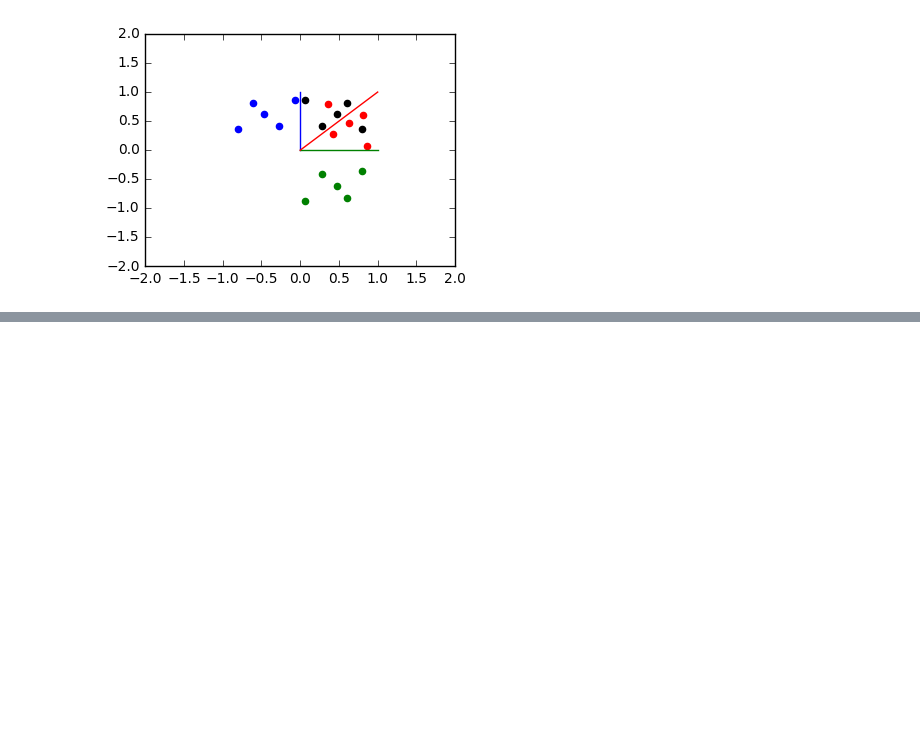
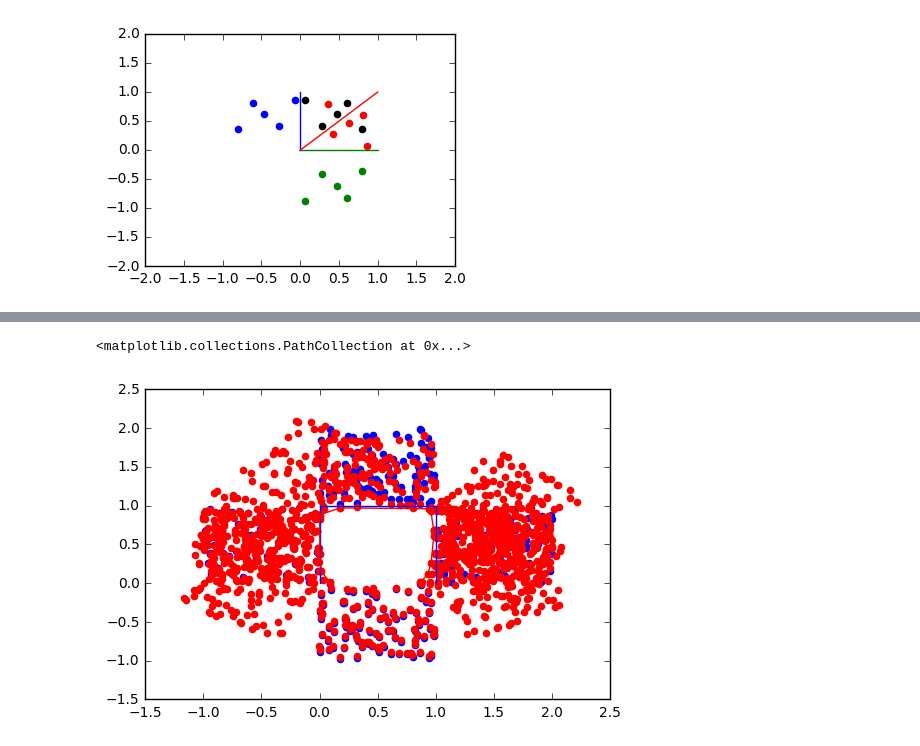
Before and after one commit to sbernasek/lloyd_relaxation, a Jupyter notebook: notebooks/reflection.ipynb, the cells around one changed output, grey strips where cells are left out. Drawn from its saved outputs; the diff is of its cells as text; code cells hidden in the pictures; blank space fills up the shorter version.

```diff
--- a/notebooks/reflection.ipynb
+++ b/notebooks/reflection.ipynb
@@ -55,0 +183,5 @@ def get_reflection(points, line_points, line_vectors):
+# %%
+vectors_empirical = get_intervertex_vectors(vertices_empirical)
+vectors_box = get_intervertex_vectors(vertices_box)
+reflection_empirical = get_reflection(xycoords, vertices_empirical, vectors_empirical)
+reflection_box = get_reflection(xycoords, vertices_box, vectors_box)
@@ -55,0 +281,9 @@ def get_reflection(points, line_points, line_vectors):
+# %%
+plt.plot(*vertices_box, color='blue')
+plt.plot(*vertices_empirical, color='red')
+
+plt.scatter(*reflection_box, color='blue')
+plt.scatter(*reflection_empirical, color='red')
+# %% [output]
+<matplotlib.collections.PathCollection at 0x...>
+[figure, added]
```
Also changed, not shown: parts of 16 cells of this notebook, 3 other files.
